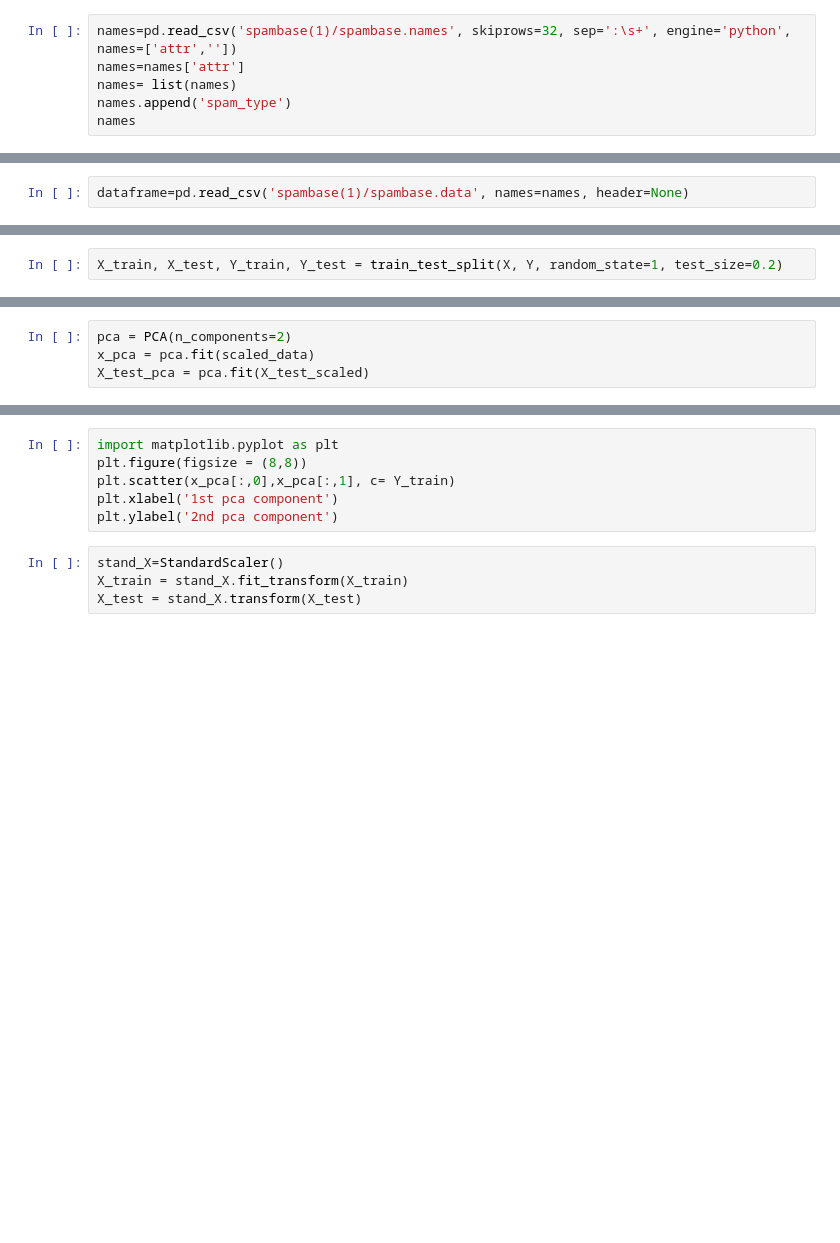
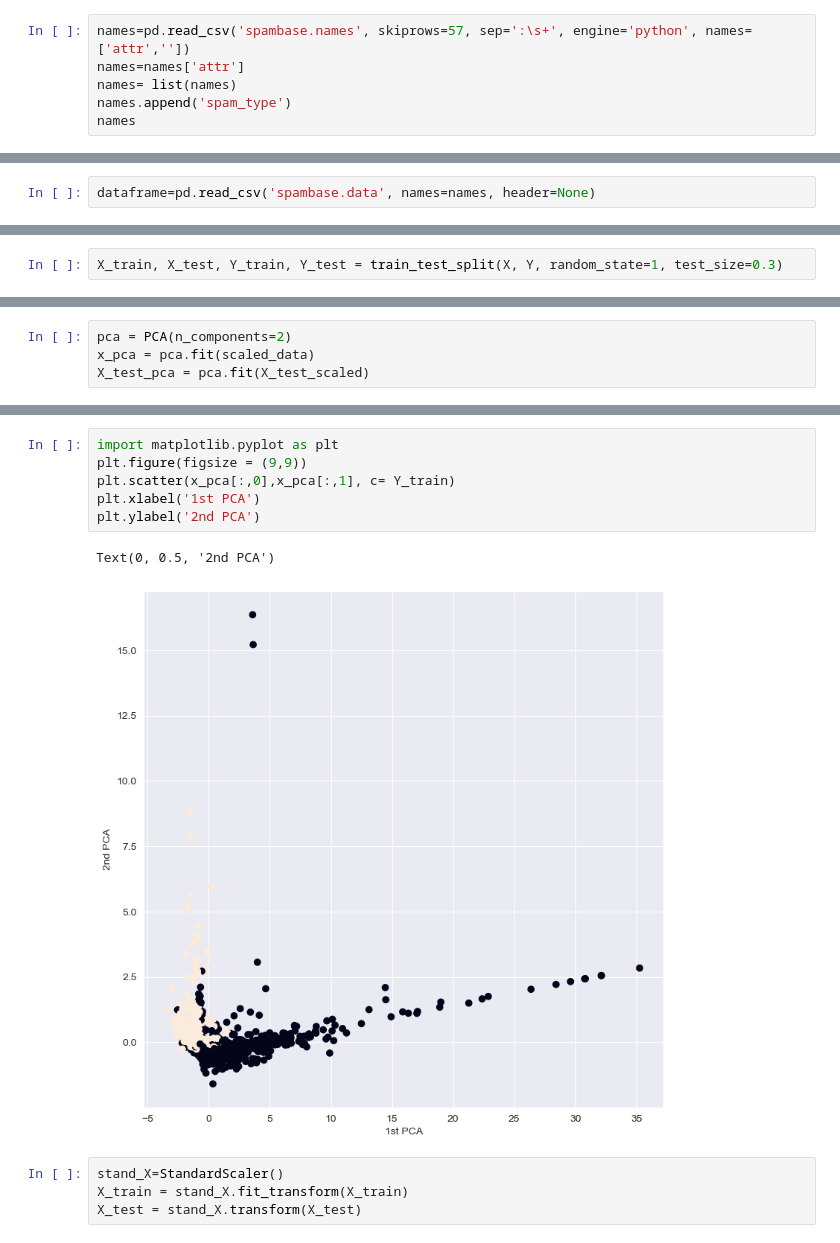
Before and after one commit to HaneekAhamed/ML-CW, a Jupyter notebook: ml.ipynb, the cells around one changed output, grey strips where cells are left out. Drawn from its saved outputs; the diff is of its cells as text; blank space fills up the shorter version.

```diff
--- a/ml.ipynb
+++ b/ml.ipynb
@@ -11,5 +10,5 @@ from sklearn import tree
 # %%
-names=pd.read_csv('spambase(1)/spambase.names', skiprows=32, sep=':\s+', engine='python', names=['attr',''])
+names=pd.read_csv('spambase.names', skiprows=57, sep=':\s+', engine='python', names=['attr',''])
 names=names['attr']
 names= list(names)
 names.append('spam_type')
@@ -17,4 +34,4 @@ names
 # %%
-dataframe=pd.read_csv('spambase(1)/spambase.data', names=names, header=None)
+dataframe=pd.read_csv('spambase.data', names=names, header=None)
 # %%
 print(dataframe.head)
@@ -37,5 +145,5 @@ Y
 # %%
-X_train, X_test, Y_train, Y_test = train_test_split(X, Y, random_state=1, test_size=0.2)
+X_train, X_test, Y_train, Y_test = train_test_split(X, Y, random_state=1, test_size=0.3)
 # %%
 scaler = StandardScaler()
 scaler.fit(X)
@@ -71,9 +201,12 @@ X_test_pca
 # %%
 import matplotlib.pyplot as plt
-plt.figure(figsize = (8,8))
+plt.figure(figsize = (9,9))
 plt.scatter(x_pca[:,0],x_pca[:,1], c= Y_train)
-plt.xlabel('1st pca component')
-plt.ylabel('2nd pca component')
+plt.xlabel('1st PCA')
+plt.ylabel('2nd PCA')
+# %% [output]
+Text(0, 0.5, '2nd PCA')
+[figure, added]
 # %%
 stand_X=StandardScaler()
 X_train = stand_X.fit_transform(X_train)
```
Also changed, not shown: parts of 35 cells of this notebook, 2 other files.
